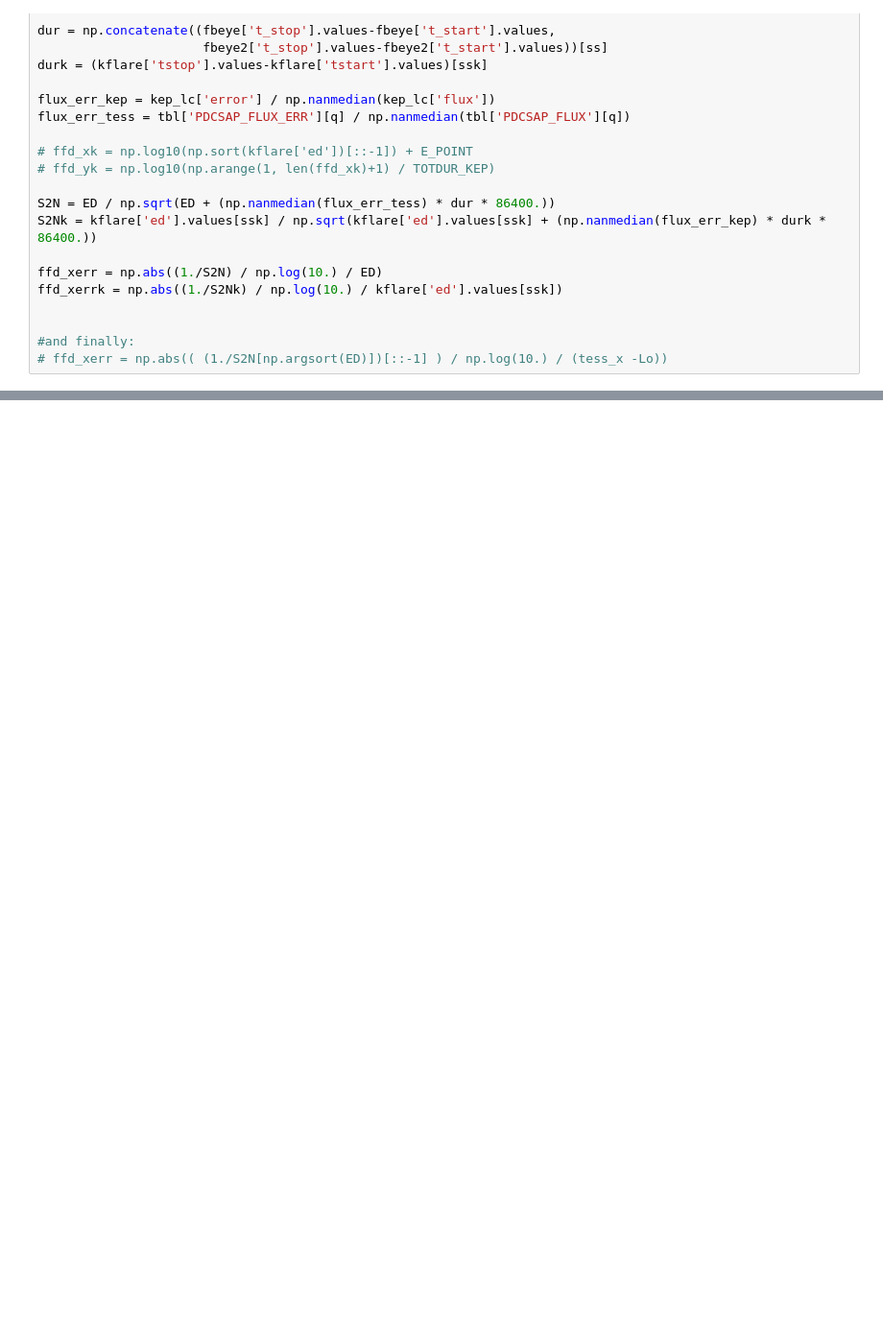
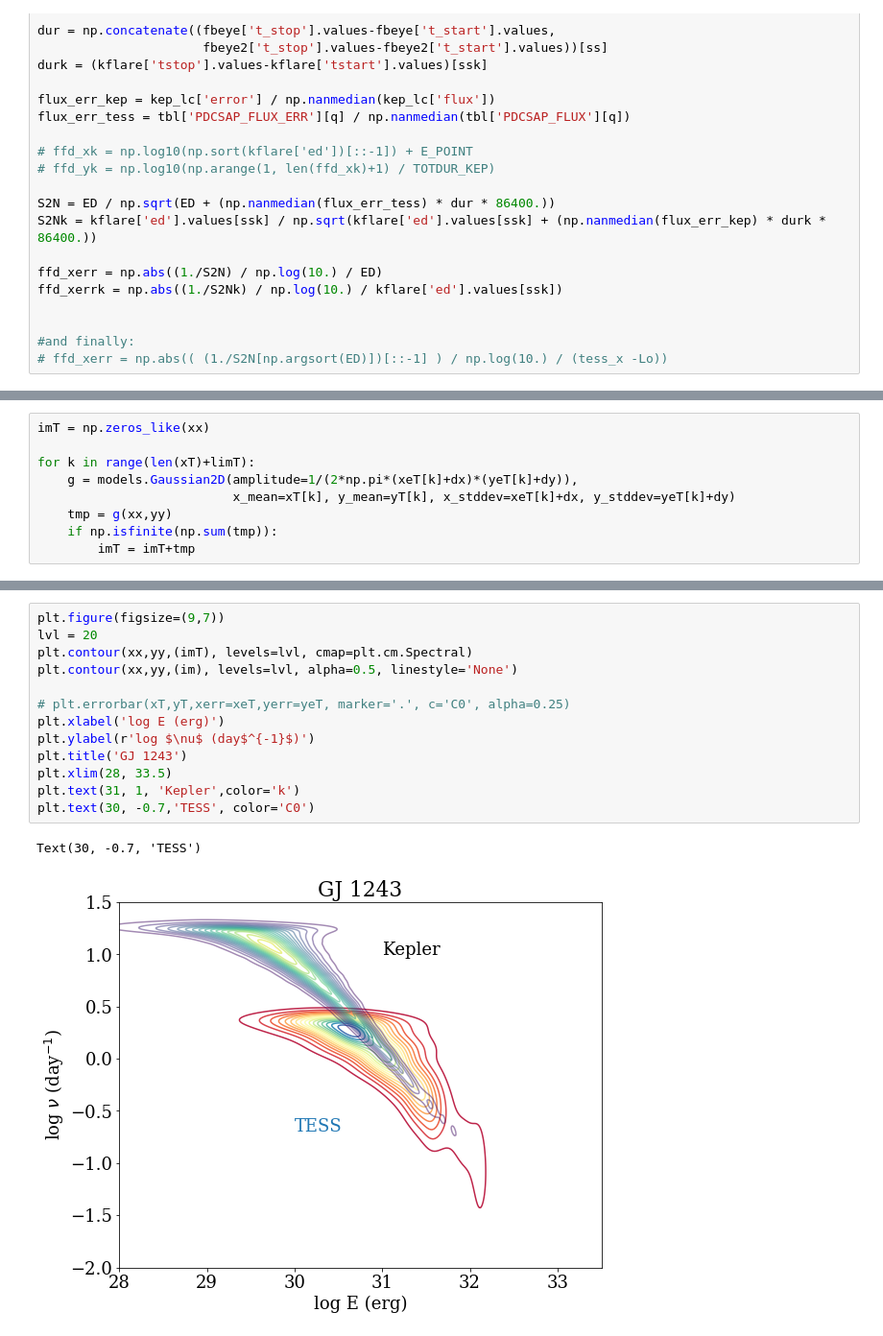
Before and after one commit to jradavenport/gj1243_10yrs, a Jupyter notebook: flare_search.ipynb, the cells around one changed output, grey strips where cells are left out. Shown at 96% size. Saved outputs shown, nothing was run; the diff lists cells and outputs as text; blank space fills up the shorter version.

```diff
--- a/flare_search.ipynb
+++ b/flare_search.ipynb
@@ -161,0 +225,9 @@ plt.xlim(28, 33.5)
+# %%
+imT = np.zeros_like(xx)
+
+for k in range(len(xT)+limT):
+    g = models.Gaussian2D(amplitude=1/(2*np.pi*(xeT[k]+dx)*(yeT[k]+dy)),
+                          x_mean=xT[k], y_mean=yT[k], x_stddev=xeT[k]+dx, y_stddev=yeT[k]+dy)
+    tmp = g(xx,yy)
+    if np.isfinite(np.sum(tmp)):
+        imT = imT+tmp
@@ -161,0 +238,16 @@ plt.xlim(28, 33.5)
+# %%
+plt.figure(figsize=(9,7))
+lvl = 20
+plt.contour(xx,yy,(imT), levels=lvl, cmap=plt.cm.Spectral)
+plt.contour(xx,yy,(im), levels=lvl, alpha=0.5, linestyle='None')
+
+# plt.errorbar(xT,yT,xerr=xeT,yerr=yeT, marker='.', c='C0', alpha=0.25)
+plt.xlabel('log E (erg)')
+plt.ylabel(r'log $\nu$ (day$^{-1}$)')
+plt.title('GJ 1243')
+plt.xlim(28, 33.5)
+plt.text(31, 1, 'Kepler',color='k')
+plt.text(30, -0.7,'TESS', color='C0')
+# %% [output]
+Text(30, -0.7, 'TESS')
+[figure, added]
```
Also changed, not shown: parts of 7 cells of this notebook, 3 other files.
